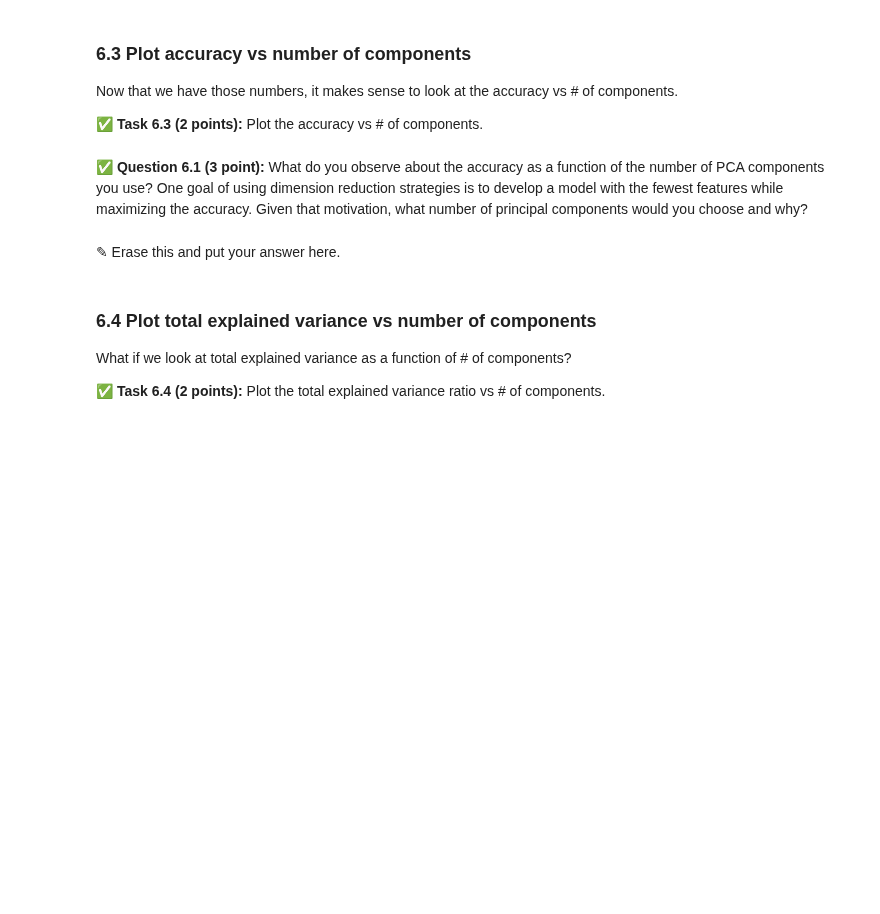
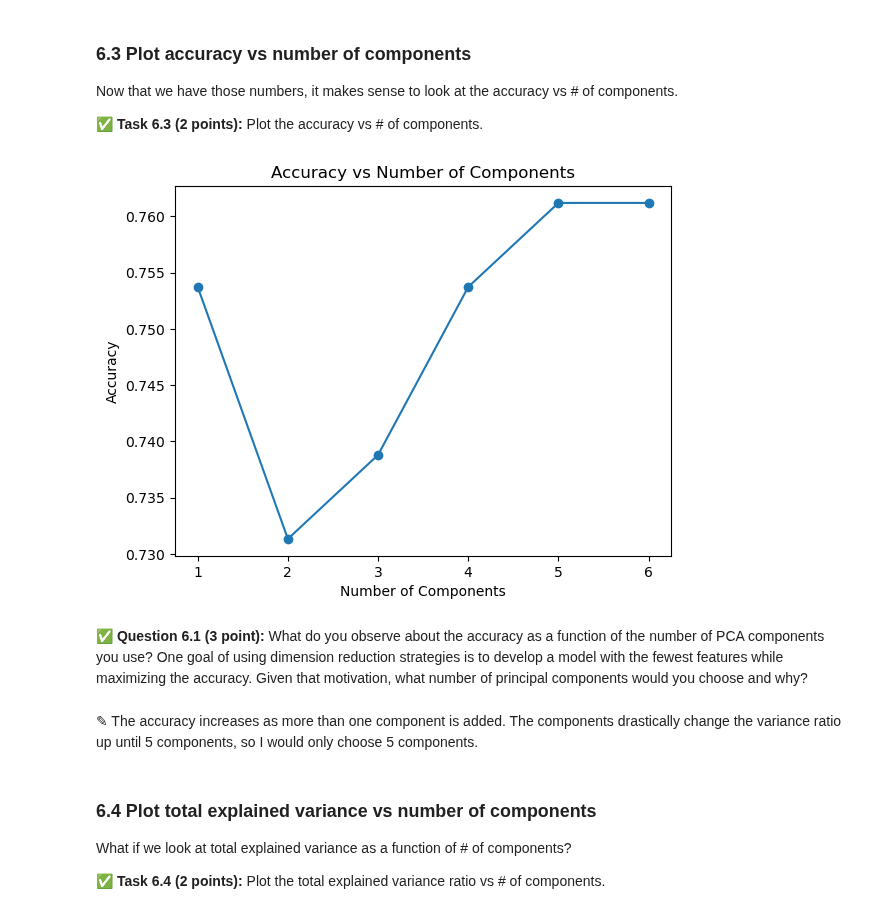
Before and after one commit to aaronng03/CMSE202-s24-turnin, a Jupyter notebook: hw-04/HW-04.ipynb, the cells around one changed output. Drawn from its saved outputs; the diff is of its cells as text; code cells hidden in the pictures; blank space fills up the shorter version.

```diff
--- a/hw-04/HW-04.ipynb
+++ b/hw-04/HW-04.ipynb
@@ -480,3 +476,19 @@ and it should **return** the accuracy score for an SVC model fit to pca transfor
+# %%
+def pca_svc_analysis(n_components, train_features, test_features, train_labels, test_labels):
+    # Creating the PCA
+    pca = PCA(n_components=n_components)
+    pca_train = pca.fit_transform(train_features)
+    pca_test = pca.transform(test_features)
+
+    # Creating SVC
+    svc = SVC()
+    svc.fit(pca_train, train_labels)
+
+    predictions = svc.predict(pca_test)
+    accuracy = accuracy_score(test_labels, predictions)
+    variance_ratio = sum(pca.explained_variance_ratio_)
+
+    return accuracy, variance_ratio
 # %% [markdown]
 ### 6.2 Compute accuracies
 
@@ -489,0 +500,15 @@ Now that you have created a function that returns the accuracy for a given numbe
+# %%
+# Define initial values
+accuracy_scores = []
+variance_ratios = []
+
+for n_components in range(1,7):
+    accuracy, variance_ratio = pca_svc_analysis(n_components, train_vectors, test_vectors, train_labels, test_labels)
+    accuracy_scores.append(accuracy)
+    variance_ratios.append(variance_ratio)
+
+for n_components, (accuracy, variance_ratio) in enumerate(zip(accuracy_scores, variance_ratios), start=1):
+    print(f"Number of PCA components: {n_components}")
+    print(f"Accuracy: {accuracy}")
+    print(f"Total Explained Variance Ratio: {variance_ratio}")
+    print()
@@ -498,7 +539,16 @@ Now that we have those numbers, it makes sense to look at the accuracy vs # of c
+# %%
+plt.plot(range(1,7), accuracy_scores, marker='o')
+plt.title('Accuracy vs Number of Components')
+plt.xlabel('Number of Components')
+plt.ylabel('Accuracy')
+plt.xticks(range(1,7))
+plt.show()
+# %% [output]
+[figure, added]
 # %% [markdown]
 **&#9989; Question 6.1 (3 point):** What do you observe about the accuracy as a function of the number of PCA components you use? One goal of using dimension reduction strategies is to develop a model with the fewest features while maximizing the accuracy. Given that motivation, what number of principal components would you choose and why?
-# %% [markdown]
-<font size=+3>&#9998;</font> Erase this and put your answer here.
+# %% [markdown]
+<font size=+3>&#9998;</font> The accuracy increases as more than one component is added. The components drastically change the variance ratio up until 5 components, so I would only choose 5 components.
 # %% [markdown]
 ### 6.4 Plot total explained variance vs number of components
 
```
Also changed, not shown: parts of 8 cells of this notebook.
